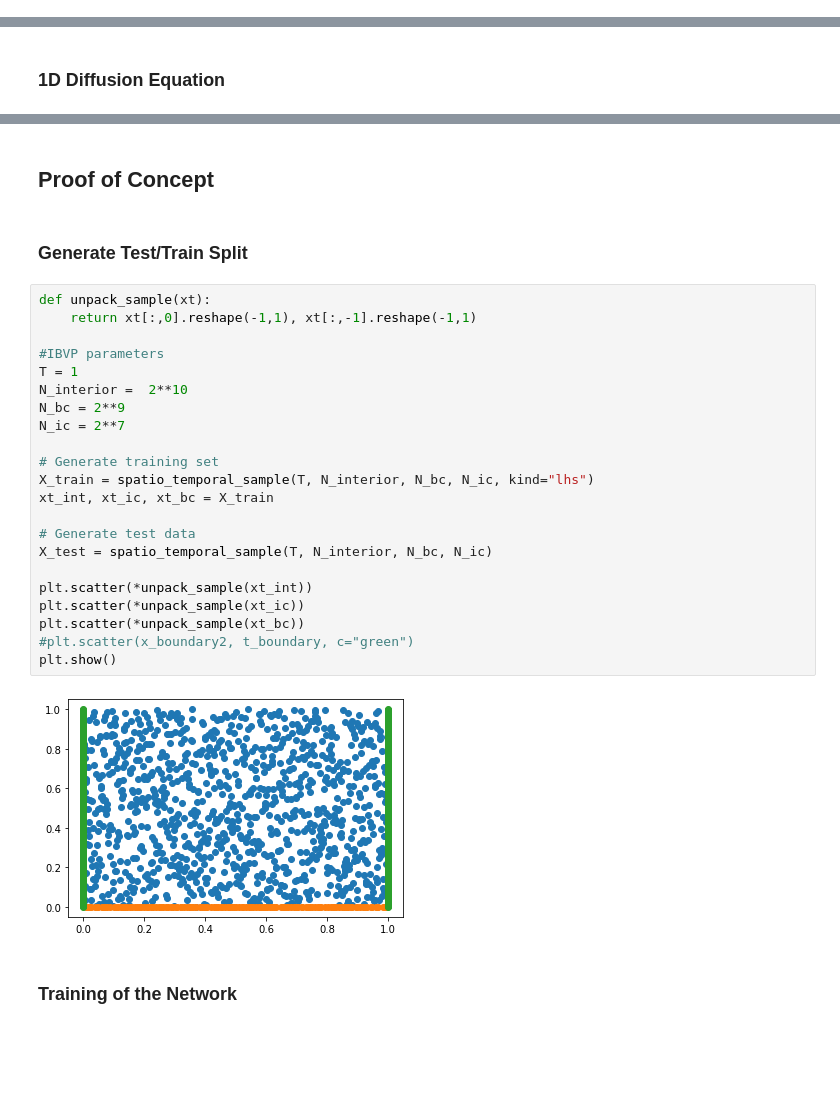
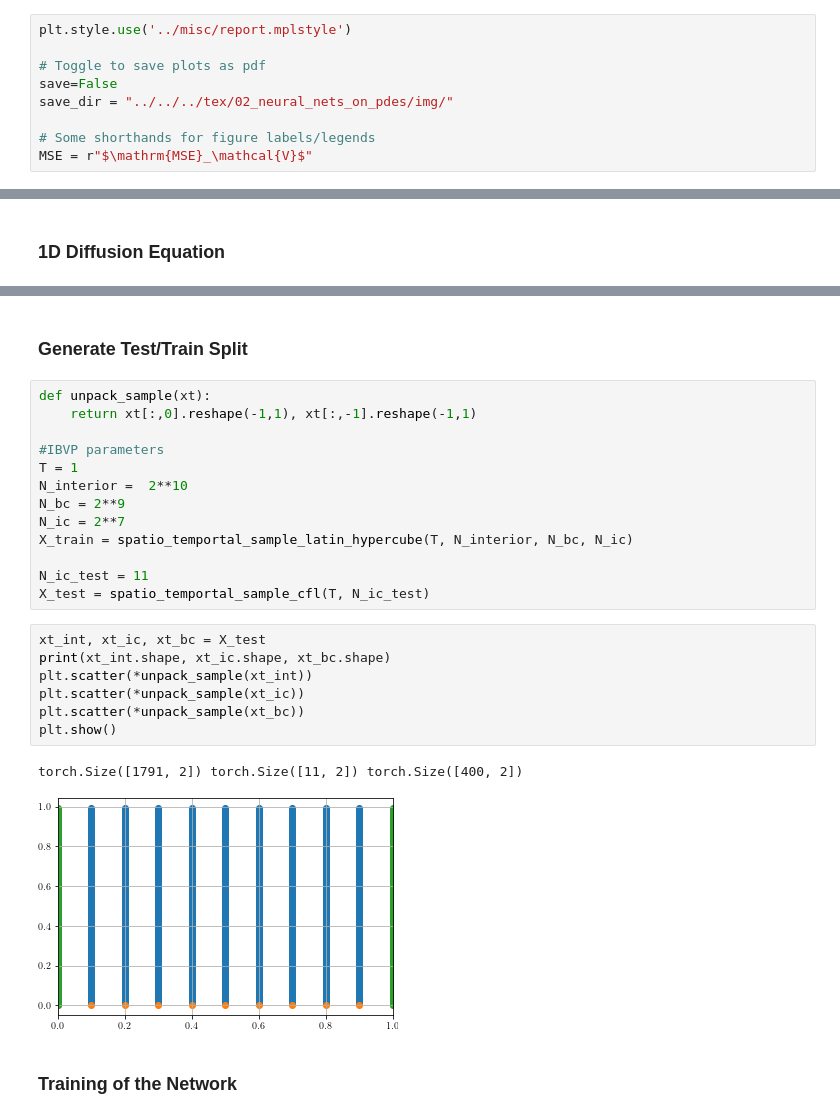
Before and after one commit to timzimm/CompSci, a Jupyter notebook: 02_neural_nets_on_pdes/src/diffusion_eq_via_pinn.ipynb, the cells around one changed output, grey strips where cells are left out. Drawn from its saved outputs; the diff is of its cells as text; blank space fills up the shorter version.

```diff
--- a/02_neural_nets_on_pdes/src/diffusion_eq_via_pinn.ipynb
+++ b/02_neural_nets_on_pdes/src/diffusion_eq_via_pinn.ipynb
@@ -22,0 +23,9 @@ torch.set_default_dtype(torch.float64)
+# %%
+plt.style.use('../misc/report.mplstyle')
+
+# Toggle to save plots as pdf
+save=False
+save_dir = "../../../tex/02_neural_nets_on_pdes/img/"
+
+# Some shorthands for figure labels/legends
+MSE = r"$\mathrm{MSE}_\mathcal{V}$"
@@ -76,5 +103,3 @@ def spatio_temporal_sample(T, N_st, N_s, N_t, kind="lhs"):
-# %% [markdown]
-## Proof of Concept
 # %% [markdown]
 ### Generate Test/Train Split
 # %%
@@ -86,20 +111,19 @@ T = 1
 N_interior =  2**10
 N_bc = 2**9
 N_ic = 2**7
+X_train = spatio_temportal_sample_latin_hypercube(T, N_interior, N_bc, N_ic)
 
-# Generate training set
-X_train = spatio_temporal_sample(T, N_interior, N_bc, N_ic, kind="lhs")
-xt_int, xt_ic, xt_bc = X_train
-
-# Generate test data
-X_test = spatio_temporal_sample(T, N_interior, N_bc, N_ic)
-
-plt.scatter(*unpack_sample(xt_int))
-plt.scatter(*unpack_sample(xt_ic))
-plt.scatter(*unpack_sample(xt_bc))
-#plt.scatter(x_boundary2, t_boundary, c="green")
-plt.show()
+N_ic_test = 11
+X_test = spatio_temportal_sample_cfl(T, N_ic_test)
-# %% [output]
-[figure, removed]
+# %%
+xt_int, xt_ic, xt_bc = X_test
+print(xt_int.shape, xt_ic.shape, xt_bc.shape)
+plt.scatter(*unpack_sample(xt_int))
+plt.scatter(*unpack_sample(xt_ic))
+plt.scatter(*unpack_sample(xt_bc))
+plt.show()
+# %% [output]
+torch.Size([1791, 2]) torch.Size([11, 2]) torch.Size([400, 2])
+[figure, added]
 # %% [markdown]
 ### Training of the Network
```
Also changed, not shown: parts of 16 cells of this notebook, 3 other files.
